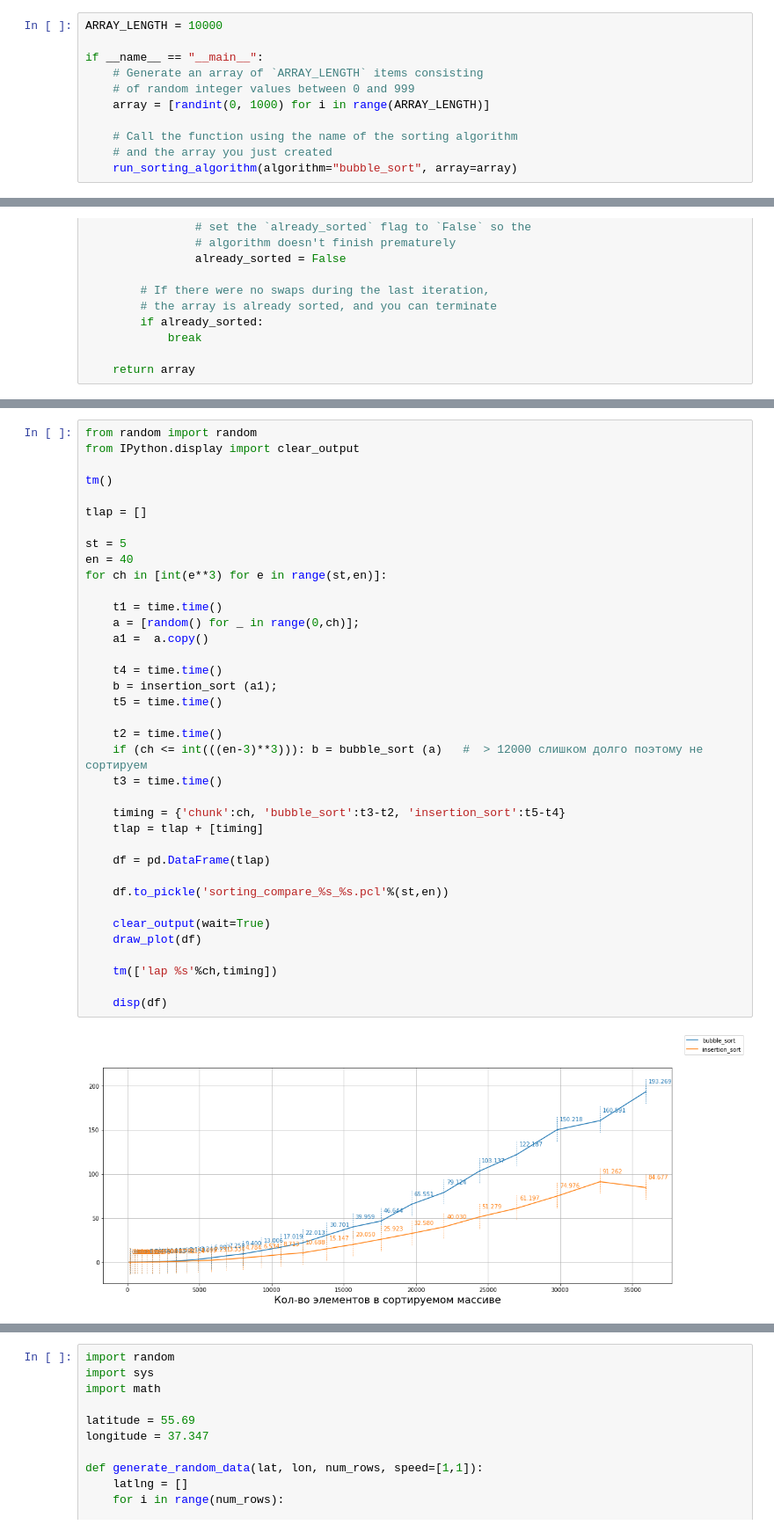
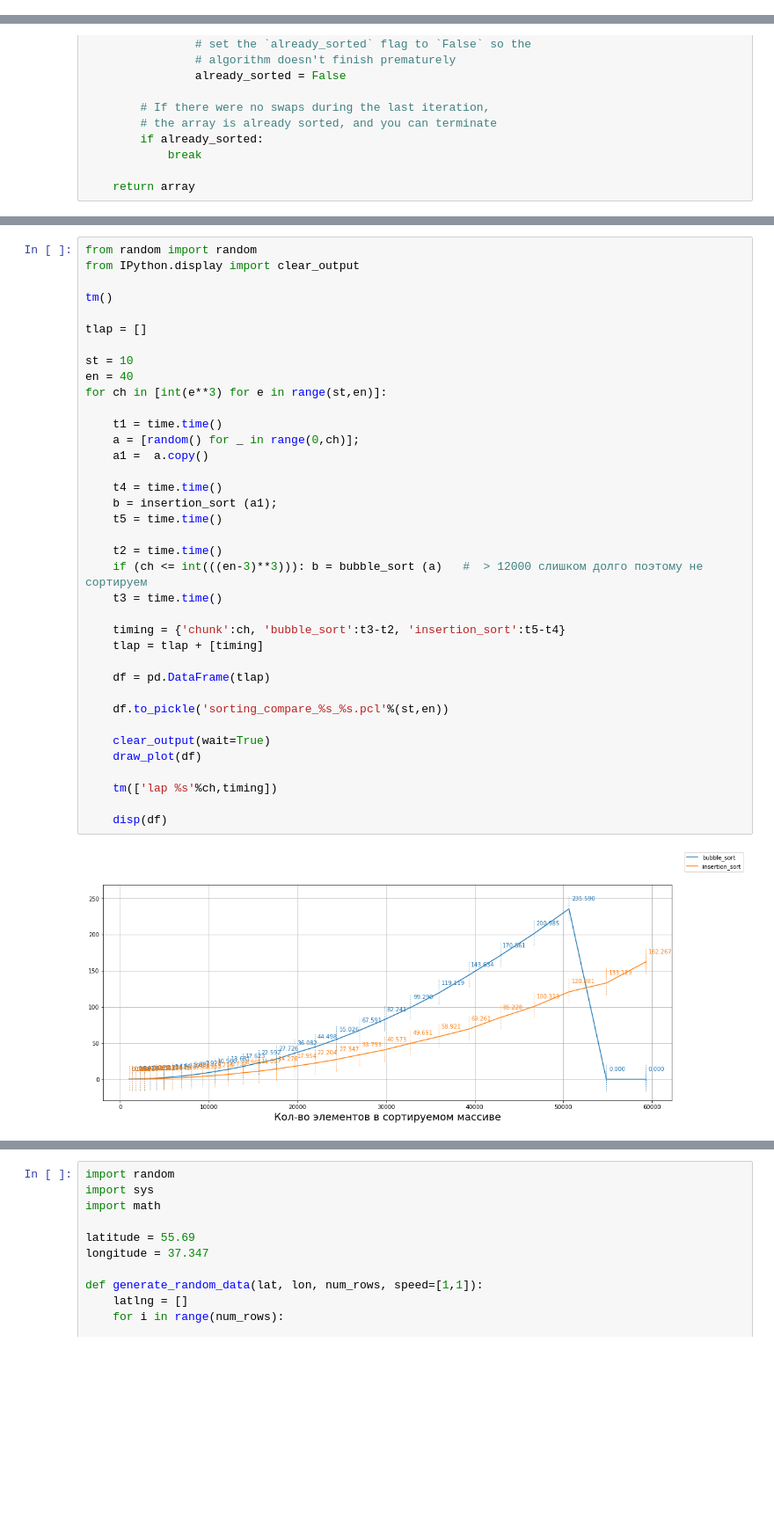
Before and after one commit to codeup1054/jnlab, a Jupyter notebook: 00.tools.ipynb, the cells around one changed output, grey strips where cells are left out. Shown: that part at 88% size. Cells and saved outputs as stored; diff of their text form; blank space fills up the shorter version.

```diff
--- a/00.tools.ipynb
+++ b/00.tools.ipynb
@@ -30,14 +34,3 @@ df
 |  | lotitude | longitude |
 | 0 | 55.540 | 37.340 |
 | 1 | 55.541 | 37.341 |
-# %%
-ARRAY_LENGTH = 10000
-
-if __name__ == "__main__":
-    # Generate an array of `ARRAY_LENGTH` items consisting
-    # of random integer values between 0 and 999
-    array = [randint(0, 1000) for i in range(ARRAY_LENGTH)]
-
-    # Call the function using the name of the sorting algorithm
-    # and the array you just created
-    run_sorting_algorithm(algorithm="bubble_sort", array=array)
@@ -117,34 +103,34 @@ tm()
 
 tlap = []
 
-st = 5
+st = 10
 en = 40
 for ch in [int(e**3) for e in range(st,en)]:
 
     t1 = time.time()
     a = [random() for _ in range(0,ch)];
     a1 =  a.copy()
 
     t4 = time.time()
     b = insertion_sort (a1);
     t5 = time.time()
 
     t2 = time.time()
     if (ch <= int(((en-3)**3))): b = bubble_sort (a)   #  > 12000 слишком долго поэтому не сортируем
     t3 = time.time()
 
     timing = {'chunk':ch, 'bubble_sort':t3-t2, 'insertion_sort':t5-t4}
     tlap = tlap + [timing]
 
     df = pd.DataFrame(tlap)
 
     df.to_pickle('sorting_compare_%s_%s.pcl'%(st,en))
 
     clear_output(wait=True)
     draw_plot(df)
 
     tm(['lap %s'%ch,timing])
 
     disp(df)
 # %% [output]
-[figure, old version]
+[figure, new version]
```
Also changed, not shown: parts of 9 cells of this notebook, 11 other files.
